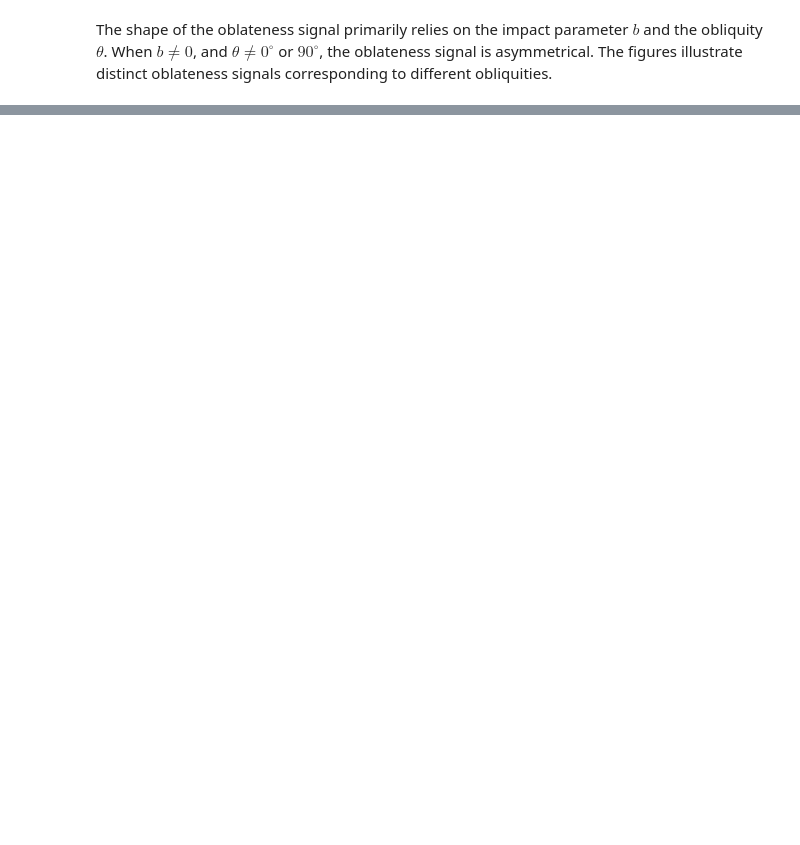
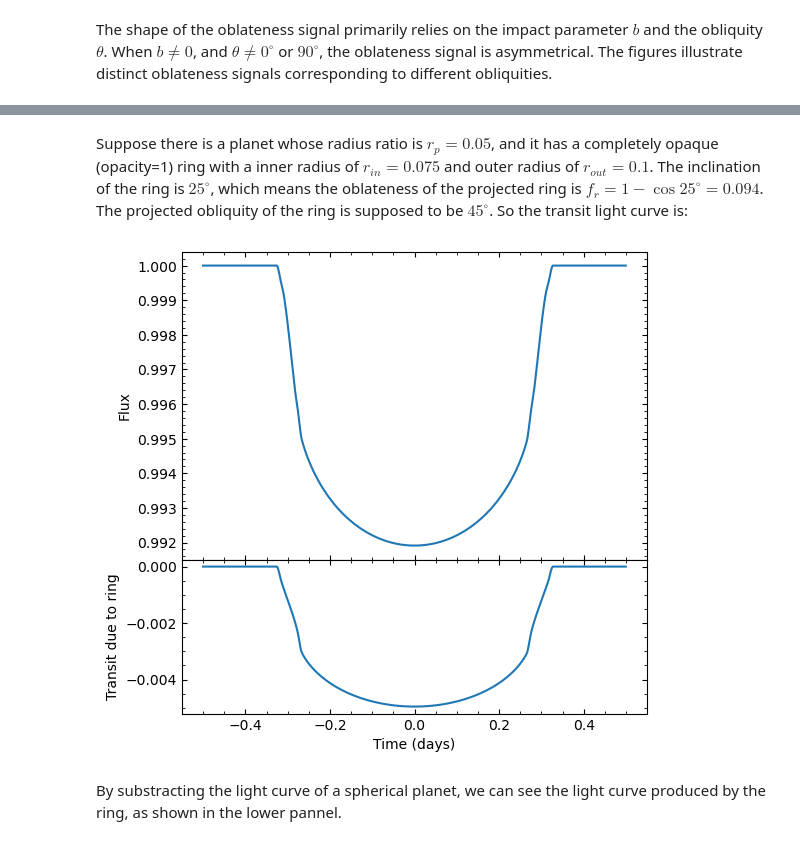
Before and after one commit to Flippedx/JoJo, a Jupyter notebook: exmple.ipynb, the cells around one changed output, grey strips where cells are left out. Saved outputs shown, nothing was run; the diff lists cells and outputs as text; code cells hidden in the pictures; blank space fills up the shorter version.

```diff
--- a/exmple.ipynb
+++ b/exmple.ipynb
@@ -91,0 +113,24 @@ plt.show()
+# %% [markdown]
+Suppose there is a planet whose radius ratio is $r_p=0.05$, and it has a completely opaque (opacity=1) ring with a inner radius of $r_{in}=0.075$ and outer radius of $r_{out}=0.1$. The inclination of the ring is $25^\circ$, which means the oblateness of the projected ring is $f_r=1-\cos 25^\circ=0.094$. The projected obliquity of the ring is supposed to be $45^\circ$. So the transit light curve is:
+# %%
+import ring
+
+t = np.arange(-0.5, 0.5, 1/60./24.)
+parr = [0, 0.233, 1071.23228, 0.05, 0.075, 0.1, 0.094, np.pi/4, 0.6226, 0.0498, 0.46, 1]
+f_r = ring.ring_lc(parr, t)
+
+parp = [0, 0.233, 1071.23228, 0.05, 0, 0, 0.6226, 0.0498, 0.46]
+f_p, t_con = JoJo.spherical_lc(parp, t)
+
+fig, axs = plt.subplots(2, 1, figsize=(6,6), sharex=True, gridspec_kw={'height_ratios': [2, 1]})
+axs[0].plot(t, f_r)
+axs[0].set_ylabel('Flux')
+axs[1].plot(t, f_r-f_p)
+axs[1].set_xlabel('Time (days)')
+axs[1].set_ylabel('Transit due to ring')
+fig.subplots_adjust(wspace=0, hspace=0)
+plt.show()
+# %% [output]
+[figure, added]
+# %% [markdown]
+By substracting the light curve of a spherical planet, we can see the light curve produced by the ring, as shown in the lower pannel.
```
Also changed, not shown: parts of 7 cells of this notebook.
